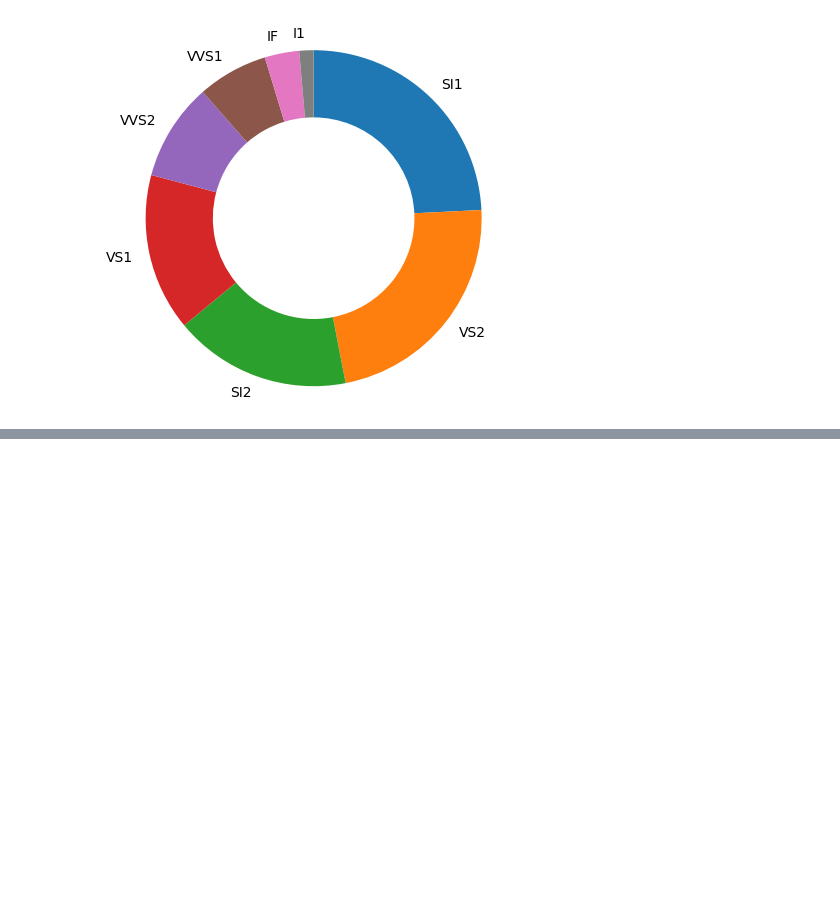
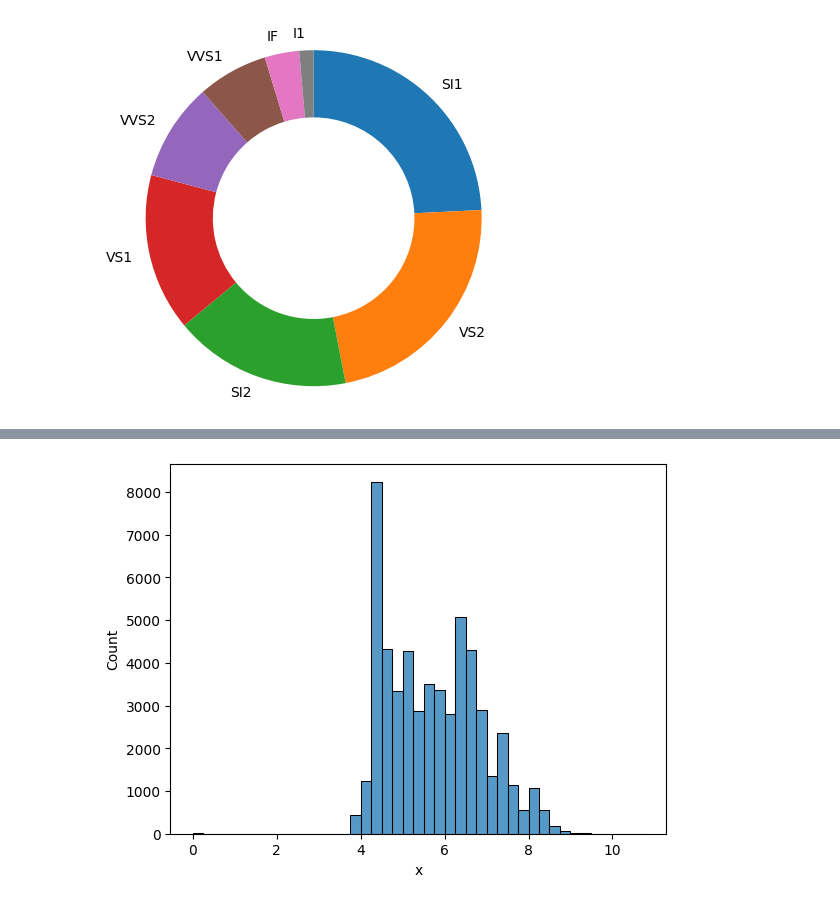
Before and after one commit to sondosaabed/Data-Visualization-with-Matplotlib-and-Seaborn, a Jupyter notebook: L3-Univariate-Exploration-of-Data.ipynb, the cells around one changed output, grey strips where cells are left out. Drawn from its saved outputs; the diff is of its cells as text; code cells hidden in the pictures; blank space fills up the shorter version.

```diff
--- a/L3-Univariate-Exploration-of-Data.ipynb
+++ b/L3-Univariate-Exploration-of-Data.ipynb
@@ -280,0 +308,4 @@ plt.axis('square');
+# %%
+sns.histplot(data=df, x='x', bins=bins);
+# %% [output]
+[figure, added]
```
Also changed, not shown: parts of 6 cells of this notebook.
